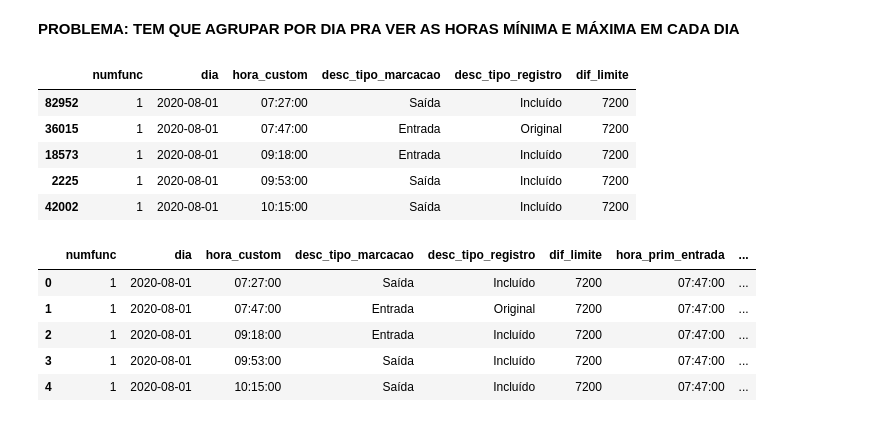
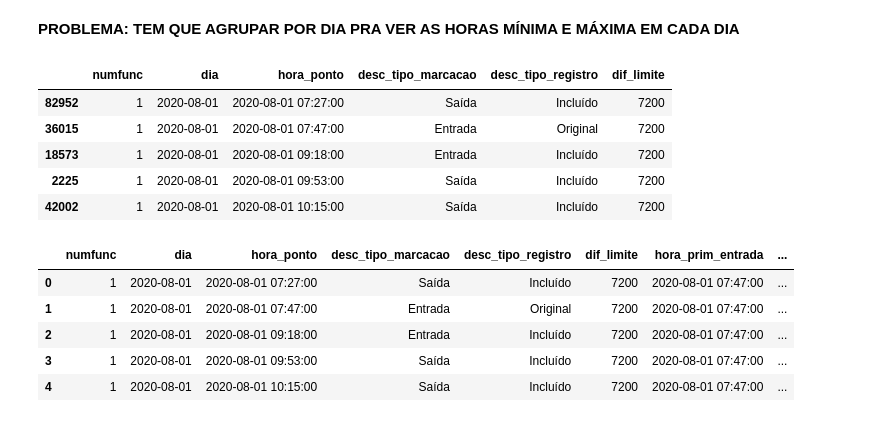
Before and after one commit to ThiagoPanini/programming_languages, a Jupyter notebook: bank-stuff/gt-trab/dev/python/testing_useful_functions.ipynb, the cells around one changed output. Drawn from its saved outputs; the diff is of its cells as text; code cells hidden in the pictures.

```diff
--- a/bank-stuff/gt-trab/dev/python/testing_useful_functions.ipynb
+++ b/bank-stuff/gt-trab/dev/python/testing_useful_functions.ipynb
@@ -372,48 +372,48 @@ _Escopo:_ Recorrência de marcações de intervalo no início ou no final da jor
 **PROBLEMA: TEM QUE AGRUPAR POR DIA PRA VER AS HORAS MÍNIMA E MÁXIMA EM CADA DIA**
 # %%
 # Amostrando duas funcionais da base e criando coluna de limite de comissionados
-sample = df_ponto.query('numfunc in (1, 2)').sort_values(by=['numfunc', 'dia', 'hora_custom'])
-sample = sample[['numfunc', 'dia', 'hora_custom', 'desc_tipo_marcacao', 'desc_tipo_registro']]
+sample = df_ponto.query('numfunc in (1, 2)').sort_values(by=['numfunc', 'dia', 'hora_ponto'])
+sample = sample[['numfunc', 'dia', 'hora_ponto', 'desc_tipo_marcacao', 'desc_tipo_registro']]
 comiss = {1: 7200, 2: 3600} # Cargos comissionados e não-comissionados
 sample['dif_limite'] = sample['numfunc'].map(comiss)
 sample.head()
 # %% [output]
-|  | numfunc | dia | hora_custom | desc_tipo_marcacao | desc_tipo_registro | dif_limite |
-| 82952 | 1 | 2020-08-01 | 07:27:00 | Saída | Incluído | 7200 |
-| 36015 | 1 | 2020-08-01 | 07:47:00 | Entrada | Original | 7200 |
-| 18573 | 1 | 2020-08-01 | 09:18:00 | Entrada | Incluído | 7200 |
-| 2225 | 1 | 2020-08-01 | 09:53:00 | Saída | Incluído | 7200 |
-| 42002 | 1 | 2020-08-01 | 10:15:00 | Saída | Incluído | 7200 |
+|  | numfunc | dia | hora_ponto | desc_tipo_marcacao | desc_tipo_registro | dif_limite |
+| 82952 | 1 | 2020-08-01 | 2020-08-01 07:27:00 | Saída | Incluído | 7200 |
+| 36015 | 1 | 2020-08-01 | 2020-08-01 07:47:00 | Entrada | Original | 7200 |
+| 18573 | 1 | 2020-08-01 | 2020-08-01 09:18:00 | Entrada | Incluído | 7200 |
+| 2225 | 1 | 2020-08-01 | 2020-08-01 09:53:00 | Saída | Incluído | 7200 |
+| 42002 | 1 | 2020-08-01 | 2020-08-01 10:15:00 | Saída | Incluído | 7200 |
 # %%
 # Amostrando duas funcionais da base e criando coluna de limite de comissionados
-sample = df_ponto.query('numfunc in (1, 2)').sort_values(by=['numfunc', 'dia', 'hora_custom'])
-sample = sample[['numfunc', 'dia', 'hora_custom', 'desc_tipo_marcacao', 'desc_tipo_registro']]
+sample = df_ponto.query('numfunc in (1, 2)').sort_values(by=['numfunc', 'dia', 'hora_ponto'])
+sample = sample[['numfunc', 'dia', 'hora_ponto', 'desc_tipo_marcacao', 'desc_tipo_registro']]
 comiss = {1: 7200, 2: 3600} # Cargos comissionados e não-comissionados
 sample['dif_limite'] = sample['numfunc'].map(comiss)
 
 # Agrupando por hora mínima de entrada e hora máxima de saída
 sample_entrada = sample.query('desc_tipo_marcacao == "Entrada"')
 sample_saida = sample.query('desc_tipo_marcacao == "Saída"')
 
 # Gerando bases de primiera entrada e última saída
-hora_prim_entrada = sample_entrada.groupby(by=['numfunc', 'dia'], as_index=False).min().loc[:, ['numfunc', 'dia', 'hora_custom']]
+hora_prim_entrada = sample_entrada.groupby(by=['numfunc', 'dia'], as_index=False).min().loc[:, ['numfunc', 'dia', 'hora_ponto']]
 hora_prim_entrada.columns = ['numfunc', 'dia', 'hora_prim_entrada']
-hora_ult_saida = sample_saida.groupby(by=['numfunc', 'dia'], as_index=False).max().loc[:, ['numfunc', 'dia', 'hora_custom']]
+hora_ult_saida = sample_saida.groupby(by=['numfunc', 'dia'], as_index=False).max().loc[:, ['numfunc', 'dia', 'hora_ponto']]
 hora_ult_saida.columns = ['numfunc', 'dia', 'hora_ult_saida']
 
 # Cruzando dados
 sample = sample.merge(hora_prim_entrada, how='left', on=['numfunc', 'dia'])
 sample = sample.merge(hora_ult_saida, how='left', on=['numfunc', 'dia'])
 
 # Marcações de intervalo (hora not in (primeira_entrada, ultima_saida))
-mask_intervalo = ~((sample['hora_custom'] == sample['hora_prim_entrada']) | (sample['hora_custom'] == sample['hora_ult_saida']))
+mask_intervalo = ~((sample['hora_ponto'] == sample['hora_prim_entrada']) | (sample['hora_ponto'] == sample['hora_ult_saida']))
 sample['flag_intervalo'] = mask_intervalo * 1
 sample.head()
 # %% [output]
-|  | numfunc | dia | hora_custom | desc_tipo_marcacao | desc_tipo_registro | dif_limite | hora_prim_entrada | ... |
-| 0 | 1 | 2020-08-01 | 07:27:00 | Saída | Incluído | 7200 | 07:47:00 | ... |
-| 1 | 1 | 2020-08-01 | 07:47:00 | Entrada | Original | 7200 | 07:47:00 | ... |
-| 2 | 1 | 2020-08-01 | 09:18:00 | Entrada | Incluído | 7200 | 07:47:00 | ... |
-| 3 | 1 | 2020-08-01 | 09:53:00 | Saída | Incluído | 7200 | 07:47:00 | ... |
-| 4 | 1 | 2020-08-01 | 10:15:00 | Saída | Incluído | 7200 | 07:47:00 | ... |
+|  | numfunc | dia | hora_ponto | desc_tipo_marcacao | desc_tipo_registro | dif_limite | hora_prim_entrada | ... |
+| 0 | 1 | 2020-08-01 | 2020-08-01 07:27:00 | Saída | Incluído | 7200 | 2020-08-01 07:47:00 | ... |
+| 1 | 1 | 2020-08-01 | 2020-08-01 07:47:00 | Entrada | Original | 7200 | 2020-08-01 07:47:00 | ... |
+| 2 | 1 | 2020-08-01 | 2020-08-01 09:18:00 | Entrada | Incluído | 7200 | 2020-08-01 07:47:00 | ... |
+| 3 | 1 | 2020-08-01 | 2020-08-01 09:53:00 | Saída | Incluído | 7200 | 2020-08-01 07:47:00 | ... |
+| 4 | 1 | 2020-08-01 | 2020-08-01 10:15:00 | Saída | Incluído | 7200 | 2020-08-01 07:47:00 | ... |
 # %%
```
Also changed, not shown: parts of 34 cells of this notebook, 1 other file.
